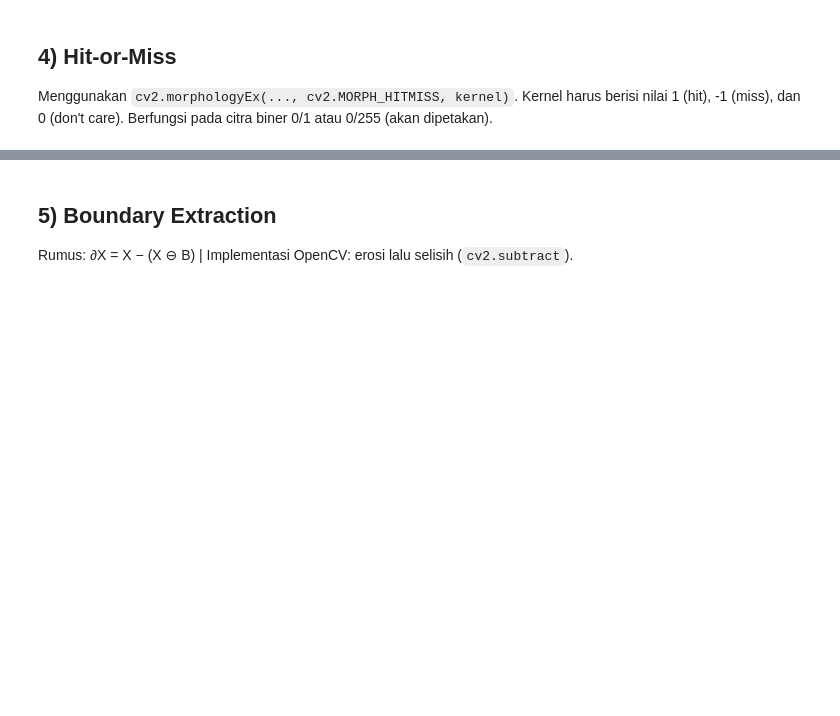
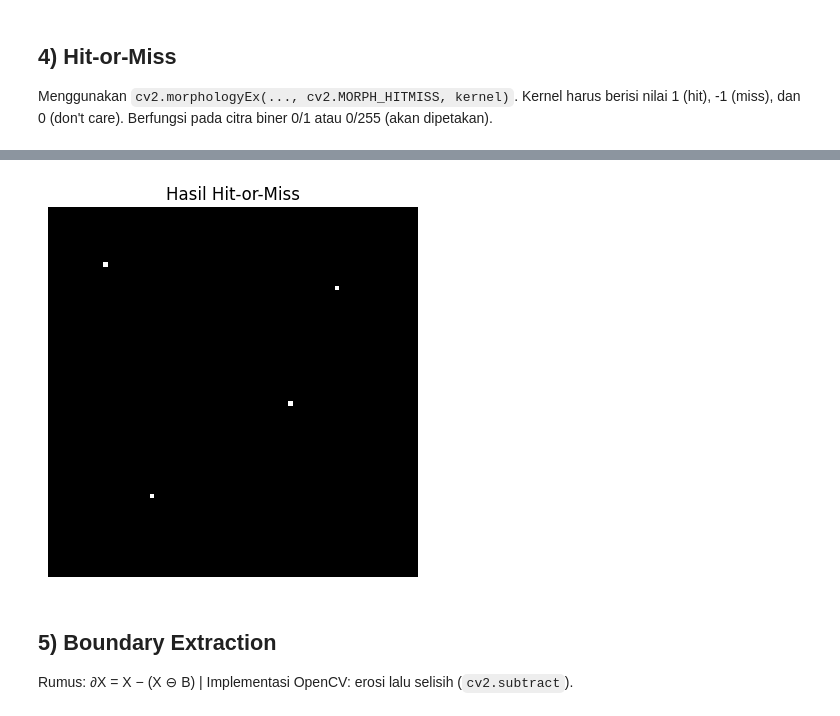
Before and after one commit to vannndar/Computer-Vision-Morphology, a Jupyter notebook: Morphology_Examples_v2.ipynb, the cells around one changed output, grey strips where cells are left out. Saved outputs shown, nothing was run; the diff lists cells and outputs as text; code cells hidden in the pictures; blank space fills up the shorter version.

```diff
--- a/Morphology_Examples_v2.ipynb
+++ b/Morphology_Examples_v2.ipynb
@@ -179,3 +210,10 @@ plt.show()
+# %%
+output = cv2.morphologyEx(image_demo, cv2.MORPH_HITMISS, kernel_hitmiss_plus)
+
+# Tampilkan hasilnya
+show("Hasil Hit-or-Miss", output)
+# %% [output]
+[figure, added]
 # %% [markdown]
 ## 5) Boundary Extraction
 Rumus: ∂X = X − (X ⊖ B) | Implementasi OpenCV: erosi lalu selisih (`cv2.subtract`).
```
Also changed, not shown: parts of 3 cells of this notebook.
